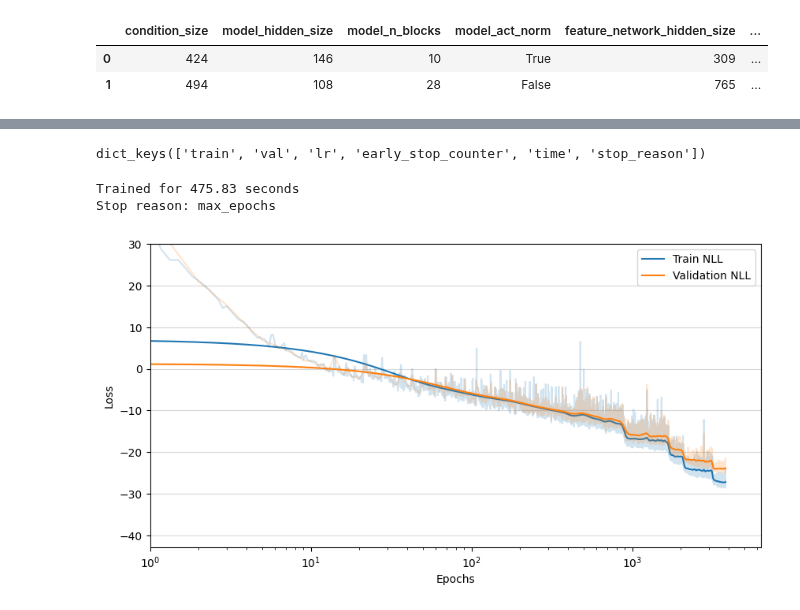
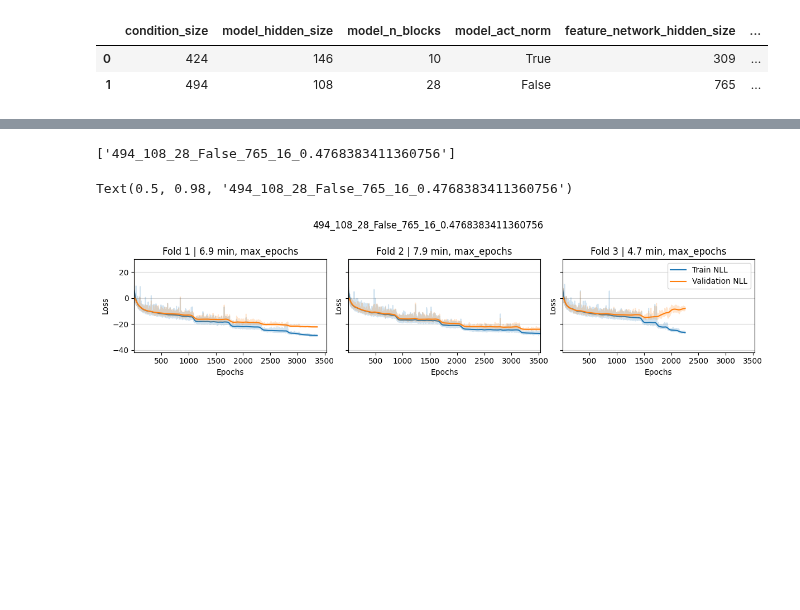
Before and after one commit to psaegert/bcnf, a Jupyter notebook: experimental/test_bayescv_analysis.ipynb, the cells around one changed output, grey strips where cells are left out. Drawn from its saved outputs; the diff is of its cells as text; code cells hidden in the pictures; blank space fills up the shorter version.

```diff
--- a/experimental/test_bayescv_analysis.ipynb
+++ b/experimental/test_bayescv_analysis.ipynb
@@ -50,38 +46,42 @@ dict_keys(['494_108_28_False_765_16_0.4768383411360756'])
-# %%
-metrics['494_108_28_False_765_16_0.4768383411360756'][1]['loss_history'].keys()
-# %% [output]
-dict_keys(['train', 'val', 'lr', 'early_stop_counter', 'time', 'stop_reason'])
-# %%
-loss_history = metrics['494_108_28_False_765_16_0.4768383411360756'][1]['loss_history']
-# %%
-print(f"Trained for {loss_history['time'][-1][1] - loss_history['time'][0][1]:.2f} seconds")
-print(f"Stop reason: {loss_history['stop_reason']}")
-# %% [output]
-Trained for 475.83 seconds
-Stop reason: max_epochs
+# %%
+list(metrics.keys())
+# %% [output]
+['494_108_28_False_765_16_0.4768383411360756']
+# %%
+configuration = list(metrics.keys())[0]
 # %%
-fig, ax = plt.subplots(1, 1, figsize=(10, 5))
+fig, axes = plt.subplots(1, 3, figsize=(12, 3), sharey=True, sharex=True)
 
-epochs = np.array([e for e, _ in loss_history['train']])
-losses = np.array([l for _, l in loss_history['train']])
+for i, ax in enumerate(axes):
+    loss_history = metrics[configuration][i]['loss_history']
+    epochs = np.array([e for e, _ in loss_history['train']])
+    losses = np.array([l for _, l in loss_history['train']])
 
-ax.plot(epochs, losses, alpha=0.2, color='C0')
-ax.plot(epochs, partconv1d(losses, kernel=get_gaussian_kernel(sigma=128)), label='Train NLL', color='C0')
+    ax.plot(epochs, losses, alpha=0.2, color='C0')
+    ax.plot(epochs, partconv1d(losses, kernel=get_gaussian_kernel(sigma=128)), label='Train NLL', color='C0')
 
-epochs = np.array([e for e, _ in loss_history['val']])
-losses = np.array([l for _, l in loss_history['val']])
+    epochs = np.array([e for e, _ in loss_history['val']])
+    losses = np.array([l for _, l in loss_history['val']])
 
-ax.plot(epochs, losses, alpha=0.2, color='C1')
-ax.plot(epochs, partconv1d(losses, kernel=get_gaussian_kernel(sigma=32)), label='Validation NLL', color='C1')
+    ax.plot(epochs, losses, alpha=0.2, color='C1')
+    ax.plot(epochs, partconv1d(losses, kernel=get_gaussian_kernel(sigma=32)), label='Validation NLL', color='C1')
 
-ax.set_xlabel('Epochs')
-ax.set_ylabel('Loss')
+    ax.set_xlabel('Epochs')
+    ax.set_ylabel('Loss')
 
-ax.set_xscale('log')
-ax.set_ylim(None, 30)
-ax.set_xlim(1, None)
-ax.grid(axis='y', alpha=0.5)
+    # ax.set_xscale('log')
+    ax.set_ylim(None, 30)
+    ax.set_xlim(1, None)
+    ax.grid(axis='y', alpha=0.5)
 
-ax.legend();
+    time_taken = loss_history['time'][-1][1] - loss_history['time'][0][1]
+    ax.set_title(f'Fold {i+1} | {time_taken / 60:.1f} min, {loss_history["stop_reason"]}')
+
+axes[-1].legend();
+
+fig.tight_layout()
+fig.subplots_adjust(top=0.75)
+fig.suptitle(configuration)
 # %% [output]
+Text(0.5, 0.98, '494_108_28_False_765_16_0.4768383411360756')
-[figure, old version]
+[figure, new version]
```
Also changed, not shown: parts of 1 cell of this notebook, 1 other file.
